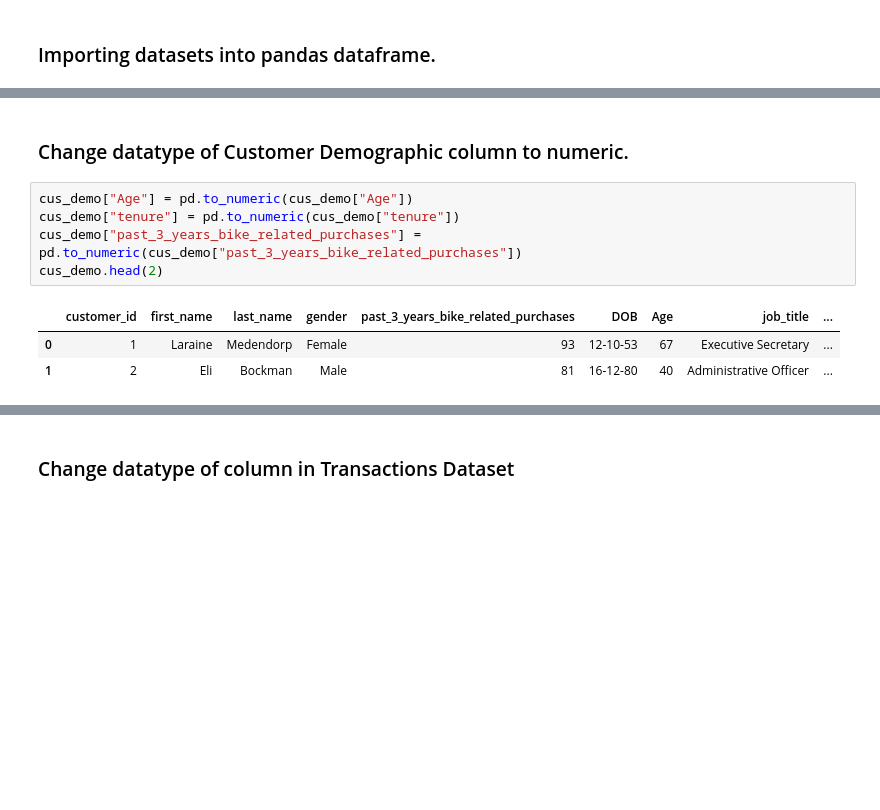
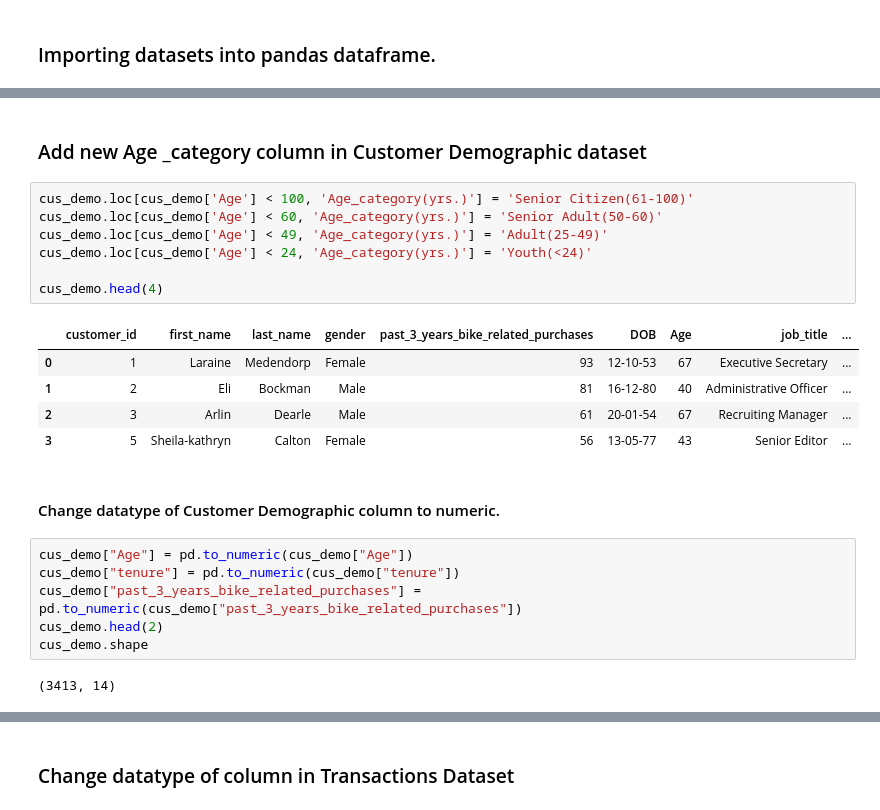
Before and after one commit to ShuklaPrashant21/Virtual-Internship, a Jupyter notebook: KPMG Virtual Internship/Task_Solutions/KPMG_Virtual_Internship-Task2.ipynb, the cells around one changed output, grey strips where cells are left out. Cells and saved outputs as stored; diff of their text form; blank space fills up the shorter version.

```diff
--- a/KPMG Virtual Internship/Task_Solutions/KPMG_Virtual_Internship-Task2.ipynb
+++ b/KPMG Virtual Internship/Task_Solutions/KPMG_Virtual_Internship-Task2.ipynb
@@ -43,11 +41,25 @@ trans.head(3)
+# %% [markdown]
+### Add new Age _category column in Customer Demographic dataset
+# %%
+cus_demo.loc[cus_demo['Age'] < 100, 'Age_category(yrs.)'] = 'Senior Citizen(61-100)'
+cus_demo.loc[cus_demo['Age'] < 60, 'Age_category(yrs.)'] = 'Senior Adult(50-60)'
+cus_demo.loc[cus_demo['Age'] < 49, 'Age_category(yrs.)'] = 'Adult(25-49)'
+cus_demo.loc[cus_demo['Age'] < 24, 'Age_category(yrs.)'] = 'Youth(<24)'
+
+cus_demo.head(4)
+# %% [output]
+|  | customer_id | first_name | last_name | gender | past_3_years_bike_related_purchases | DOB | Age | job_title | ... |
+| 0 | 1 | Laraine | Medendorp | Female | 93 | 12-10-53 | 67 | Executive Secretary | ... |
+| 1 | 2 | Eli | Bockman | Male | 81 | 16-12-80 | 40 | Administrative Officer | ... |
+| 2 | 3 | Arlin | Dearle | Male | 61 | 20-01-54 | 67 | Recruiting Manager | ... |
+| 3 | 5 | Sheila-kathryn | Calton | Female | 56 | 13-05-77 | 43 | Senior Editor | ... |
 # %% [markdown]
-### Change datatype of Customer Demographic column to numeric.
+#### Change datatype of Customer Demographic column to numeric.
 # %%
 cus_demo["Age"] = pd.to_numeric(cus_demo["Age"])
 cus_demo["tenure"] = pd.to_numeric(cus_demo["tenure"])
 cus_demo["past_3_years_bike_related_purchases"] = pd.to_numeric(cus_demo["past_3_years_bike_related_purchases"])
 cus_demo.head(2)
+cus_demo.shape
 # %% [output]
-|  | customer_id | first_name | last_name | gender | past_3_years_bike_related_purchases | DOB | Age | job_title | ... |
-| 0 | 1 | Laraine | Medendorp | Female | 93 | 12-10-53 | 67 | Executive Secretary | ... |
-| 1 | 2 | Eli | Bockman | Male | 81 | 16-12-80 | 40 | Administrative Officer | ... |
+(3413, 14)
```
Also changed, not shown: parts of 37 cells of this notebook.
